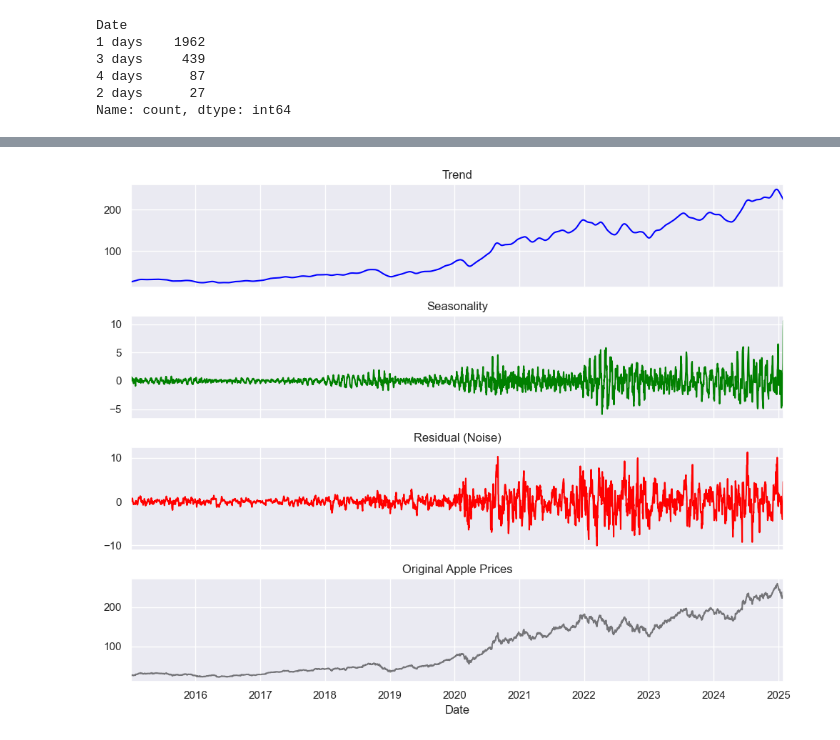
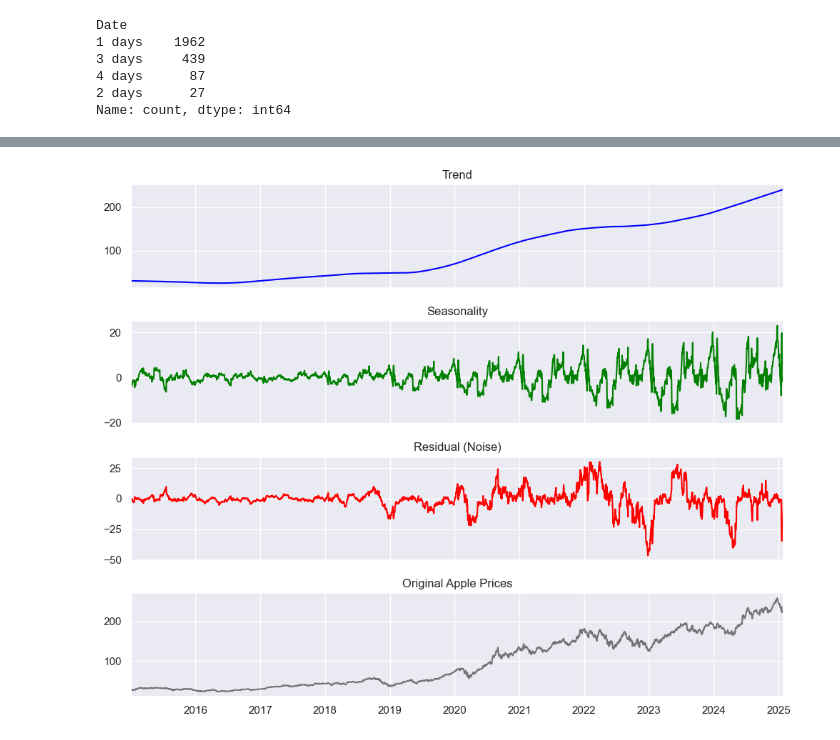
Before and after one commit to katyasva/a_forecasting, a Jupyter notebook: Problem_set2.ipynb, the cells around one changed output, grey strips where cells are left out. Cells and saved outputs as stored; diff of their text form; code cells hidden in the pictures.

Commit message:
finally fixed stl, added outliers, weekly series, seasonal series

```diff
--- a/Problem_set2.ipynb
+++ b/Problem_set2.ipynb
@@ -276,7 +325,11 @@ Date
 4 days      87
 2 days      27
 Name: count, dtype: int64
-# %%
-df_merged_cleaned = df_merged_cleaned.asfreq('D')  # Set daily frequency
-df_merged_cleaned = df_merged_cleaned.interpolate()  # Fill missing values
+# %%
+
+full_date_range = pd.date_range(start=df_merged_cleaned.index.min(), end=df_merged_cleaned.index.max(), freq='D')
+
+# Reindex to include all missing dates
+df_merged_ts = df_merged_cleaned.reindex(full_date_range)
+df_merged_ts = df_merged_ts .interpolate(method='linear')  # Fill missing values
 # %%
@@ -288,13 +358,13 @@ Name: count, dtype: int64
 # %%
-stl = STL(df_merged_cleaned['Price_apple'], period=30)
+stl = STL(df_merged_ts['Price_apple'], period= 365, seasonal=365, robust=True)
 result = stl.fit()
 fig, axes = plt.subplots(4, 1, figsize=(10, 8), sharex=True)
-df_merged_cleaned['Price_apple'].plot(ax=axes[3], title="Original Apple Prices", color='black', alpha=0.5)
+df_merged_ts['Price_apple'].plot(ax=axes[3], title="Original Apple Prices", color='black', alpha=0.5)
 result.trend.plot(ax=axes[0], title="Trend", color='blue')
 result.seasonal.plot(ax=axes[1], title="Seasonality", color='green')
 result.resid.plot(ax=axes[2], title="Residual (Noise)", color='red')
 
 plt.tight_layout()
 plt.show()
 # %% [output]
-[figure, old version]
+[figure, new version]
```
Also changed, not shown: parts of 30 cells of this notebook.
